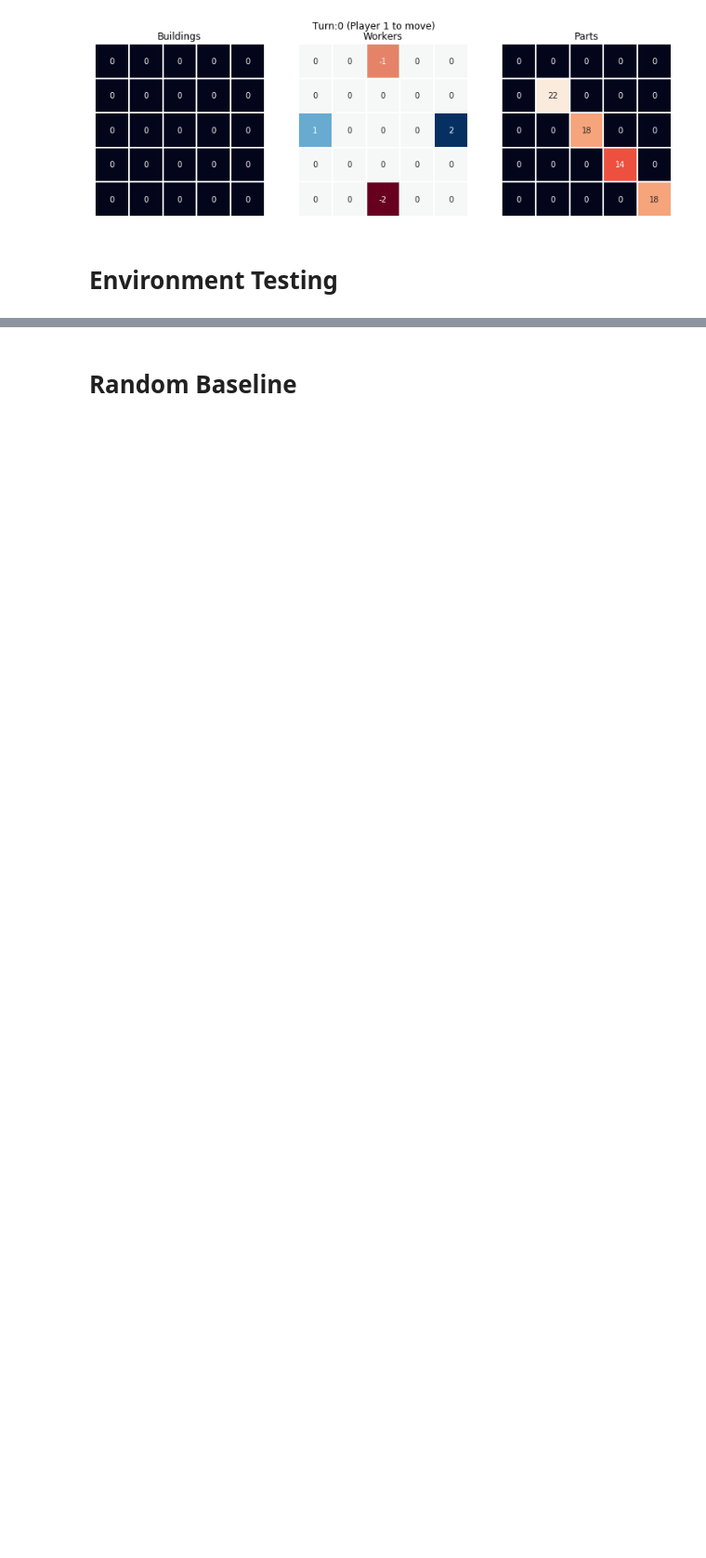
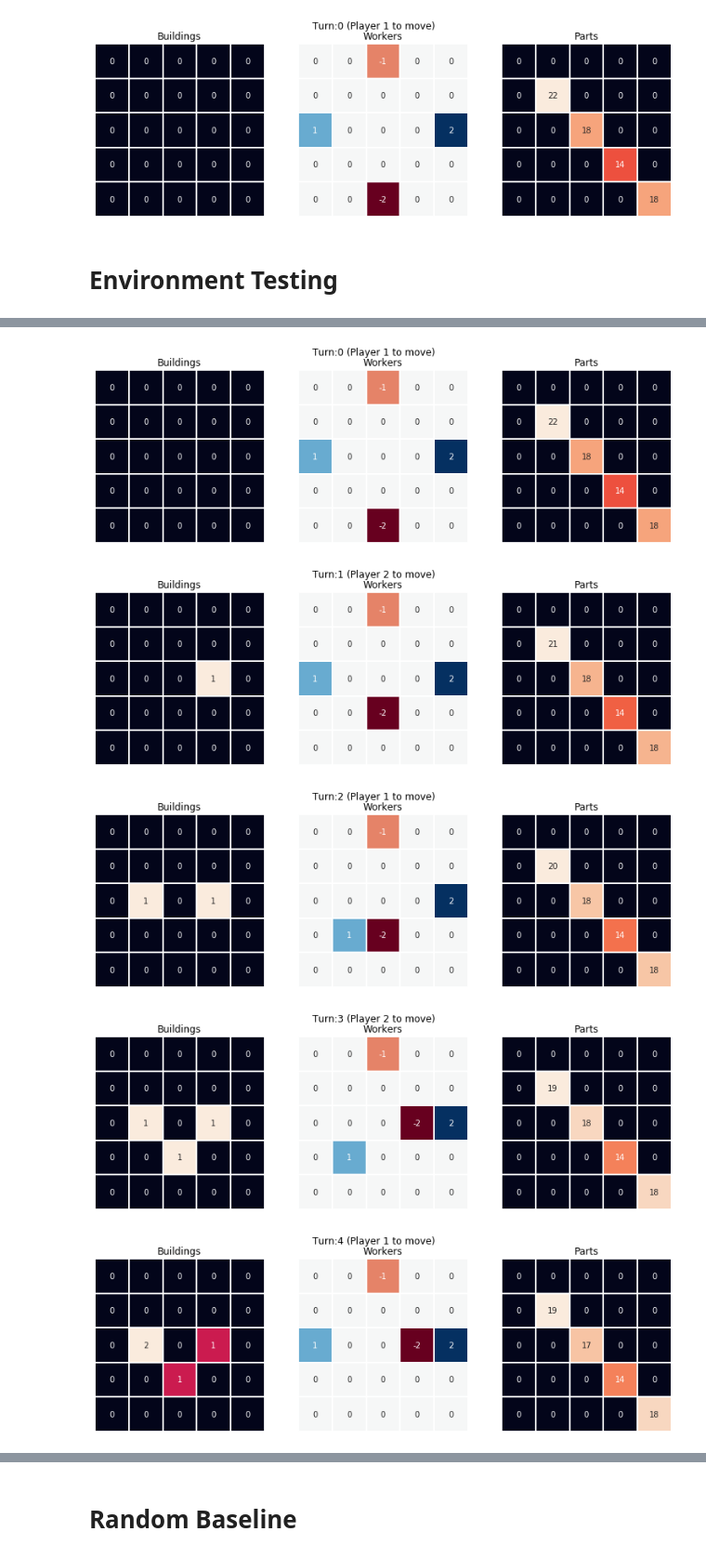
Before and after one commit to daidew/santorin3x, a Jupyter notebook: notebooks/test.ipynb, the cells around one changed output, grey strips where cells are left out. Shown at 93% size. Drawn from its saved outputs; the diff is of its cells as text; code cells hidden in the pictures; blank space fills up the shorter version.

```diff
--- a/notebooks/test.ipynb
+++ b/notebooks/test.ipynb
@@ -88,0 +25,31 @@ while True:
+# %%
+#initiate env
+env = Santorini()
+env.reset()
+policy = RandomPolicy()
+player1 = OneStepAgent(policy, -1)
+player2 = OneStepAgent(policy,  1)
+n_eps = 1
+done = False
+while True:
+    env.print_board(mode=1)
+    if current_player == -1:
+        s, a, r, done, _ = player1.step(env)
+    else:
+        s, a, r, done, _ = player2.step(env)
+
+    winner = env.check_winner()
+    if winner == -1:
+        env.print_board(mode=1)
+        print('Player1 has won')
+        break
+    elif winner == 1:
+        env.print_board(mode=1)
+        print('Player2 has won')
+        break
+# %% [output]
+[figure, added]
+[figure, added]
+[figure, added]
+[figure, added]
+[figure, added]
```
Also changed, not shown: parts of 11 cells of this notebook, 5 other files.
